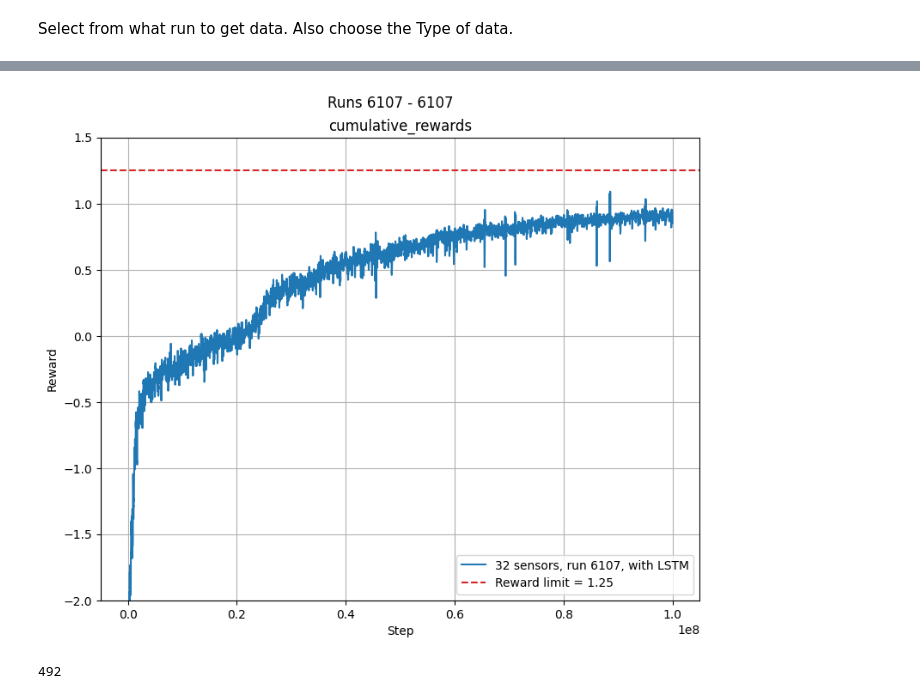
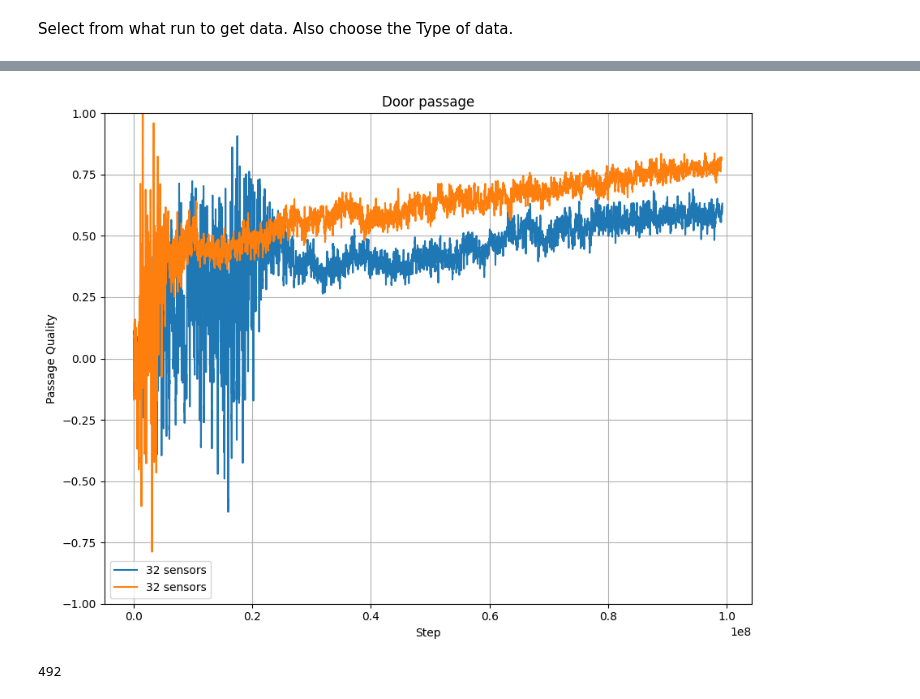
Before and after one commit to muehlefeldt/unity-machine-learning, a Jupyter notebook: python/notebooks/plot.ipynb, the cells around one changed output, grey strips where cells are left out. Saved outputs shown, nothing was run; the diff lists cells and outputs as text; code cells hidden in the pictures.

Commit message:
Fix door passage plot.

```diff
--- a/python/notebooks/plot.ipynb
+++ b/python/notebooks/plot.ipynb
@@ -22,8 +22,8 @@ tag_colors = {
 Select from what run to get data. Also choose the Type of data.
 # %%
 multiple_runs = True
-selected_runs: list[int] = [6107]
+selected_runs: list[int] = list(range(6107, 6109))
 #selected_run = 1000
 plot_step = 5
 plot_all = True
-selected_tag = Tag.CUMULATIVE_REWARD
+selected_tag = Tag.DOOR_PASSAGE
@@ -30,12 +52,13 @@ selected_tag = Tag.CUMULATIVE_REWARD
 # %%
 def get_y_data(summary_dict: dict, id: int, tag: Tag):
-    if tag is Tag.CUMULATIVE_REWARD or Tag.EP_LENGTH:
+    if tag in [Tag.CUMULATIVE_REWARD, Tag.EP_LENGTH]:
         return summary_dict[id]["env"][tag.value]
     if tag is Tag.DOOR_PASSAGE:
         return summary_dict[id]["door"][tag.value]
 # %%
-def get_x_data(summary_dict: dict, id: int):
-    return summary_dict[id]["steps"][:-1]
+def get_x_data(summary_dict: dict, id: int, tag: Tag):
+    d = len(get_y_data(summary_dict, id, tag))
+    return summary_dict[id]["steps"][:d]
 # %%
 import pickle
 summary_file_path = Path("C:/Users/max.muehlefeldt/Documents/GitHub/unity-machine-learning/python/basic_rl_env/summary_dict.pickle").absolute()
@@ -54,18 +77,19 @@ if True:
     # First plot.
     #selected_tag = Tag.EP_LENGTH
     axs_first = fig.add_subplot(gs[0, 0])
-    fig.suptitle(f"Runs {selected_runs[0]} - {selected_runs[-1]}", y=0.95)
+    #fig.suptitle(f"Runs {selected_runs[0]} - {selected_runs[-1]}", y=0.95)
     #fig.tight_layout()
 
     for id in selected_runs:
         #sensor_count = content[id]['stats']['sensorCount']
         sensor_count = summary_dict[id]["file_contents"]["unity_config"]["sensorCount"]
         #print(sensor_count)
-        run_label = f"{sensor_count} sensor" if sensor_count == 1 else f"{sensor_count} sensors, run {id}"
-        #run_label = f"{sensor_count} sensor" if sensor_count == 1 else f"{sensor_count} sensors"
-        run_label += f", no LSTM" if id == 6108 else ", with LSTM"
+        #run_label = f"{sensor_count} sensor" if sensor_count == 1 else f"{sensor_count} sensors, run {id}"
+        run_label = f"{sensor_count} sensor" if sensor_count == 1 else f"{sensor_count} sensors"
+        #run_label += f", no LSTM" if id == 6108 else ", with LSTM"
+
         #x = content[id]["x_values"][selected_tag]
-        x = get_x_data(summary_dict, id)
+        x = get_x_data(summary_dict, id, selected_tag)
         #y = savgol_filter( content[id]["y_values"][selected_tag], 15, 2)
         y = savgol_filter( get_y_data(summary_dict, id, selected_tag), 15, 2)
         #x = content[id]["x_values"][selected_tag]
@@ -81,47 +105,47 @@ if True:
         axs_first.set_ylim(-2, 1.5)
         axs_first.axhline(1.25, label="Reward limit = 1.25", color="C3", linestyle="dashed")
         axs_first.set_ylabel("Reward")
-        axs_first.set_title(selected_tag.value.split("/")[-1])
+        axs_first.set_title("Cumulative reward")
 
     elif selected_tag is Tag.EP_LENGTH:
         axs_first.set_ylim(0, 200)
         axs_first.set_ylabel("Length")
-        axs_first.set_title(selected_tag.value.split("/")[-1])
+        axs_first.set_title("Episode length")
 
     elif selected_tag is Tag.DOOR_PASSAGE:
         axs_first.set_ylim(-1, 1)
         axs_first.set_ylabel("Passage Quality")
         axs_first.set_title("Door passage")
 
     axs_first.set_xlabel("Step")
 
     axs_first.legend()
     axs_first.grid()
 
     #handles, labels = axs_first.get_legend_handles_labels()
     #order = [1, 2, 3, 4, 5, 0, 6]
     #axs_first.legend(
     #    [handles[i] for i in order],
     #    [labels[i] for i in order])
 
     # Second plot.
     #selected_tag = Tag.EP_LENGTH
     #axs_second = fig.add_subplot(gs[1, 0])
     #axs_second.plot(x_values[selected_tag], y_values[selected_tag], color=tag_colors[selected_tag])
     #axs_second.set_title(selected_tag.value.split("/")[-1])
     #axs_second.set_ylim(0, 200)
     #axs_second.set_xlabel("Step")
     #axs_second.set_ylabel("Actions")
     #axs_second.grid()
     #axs_second.legend()
 
     plt.subplots_adjust(hspace=0.4)
     plt.style.use("default")
-
+    plt.tight_layout()
     #plt.savefig(f"{selected_run}_all.pdf")
     fig.savefig(f"{selected_runs[0]}-{selected_runs[-1]}_{selected_tag}.pdf")
 # %% [output]
-[figure, old version]
+[figure, new version]
 # %%
 for tag in y_values:
     assert len(x_values[tag]) == len(y_values[tag])
```
Also changed, not shown: parts of 1 cell of this notebook.
